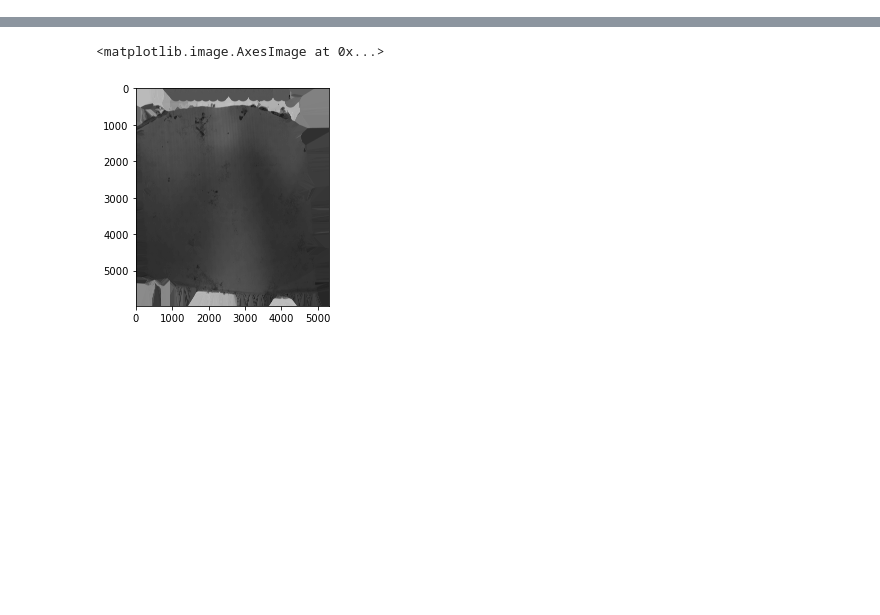
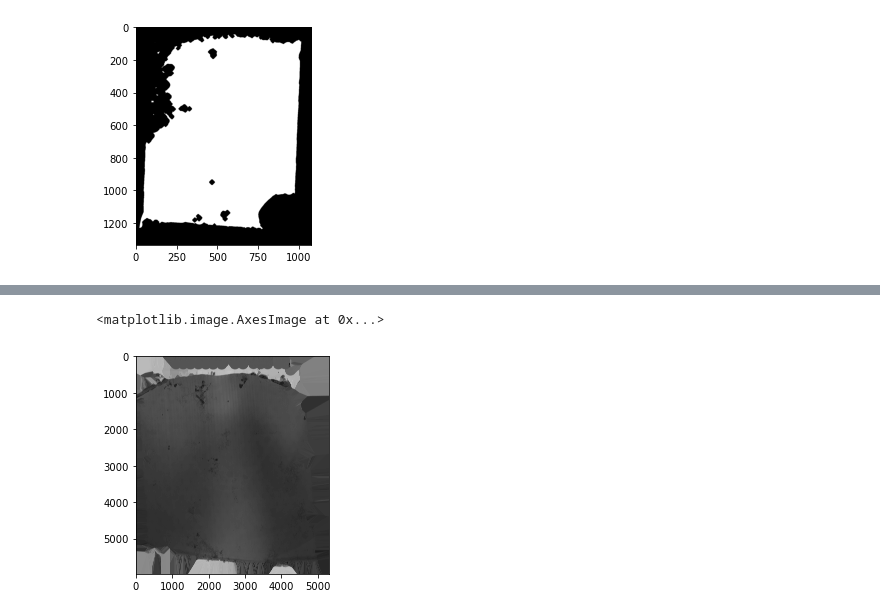
Before and after one commit to jojoelfe/deco_lace_template_matching_manuscript, a Jupyter notebook: content/code/smart_tophat_assm.ipynb, the cells around one changed output, grey strips where cells are left out. Drawn from its saved outputs; the diff is of its cells as text; code cells hidden in the pictures; blank space fills up the shorter version.

```diff
--- a/content/code/smart_tophat_assm.ipynb
+++ b/content/code/smart_tophat_assm.ipynb
@@ -63,0 +77,4 @@ np.mean(image[mask])
+# %%
+smart_tophat(images[4])
+# %% [output]
+[figure, added]
```
Also changed, not shown: parts of 10 cells of this notebook, 18 other files.
